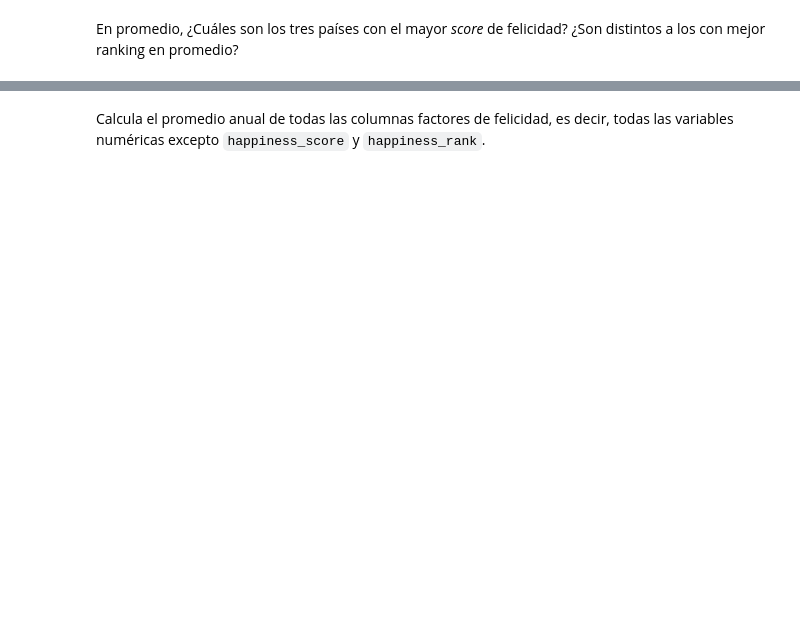
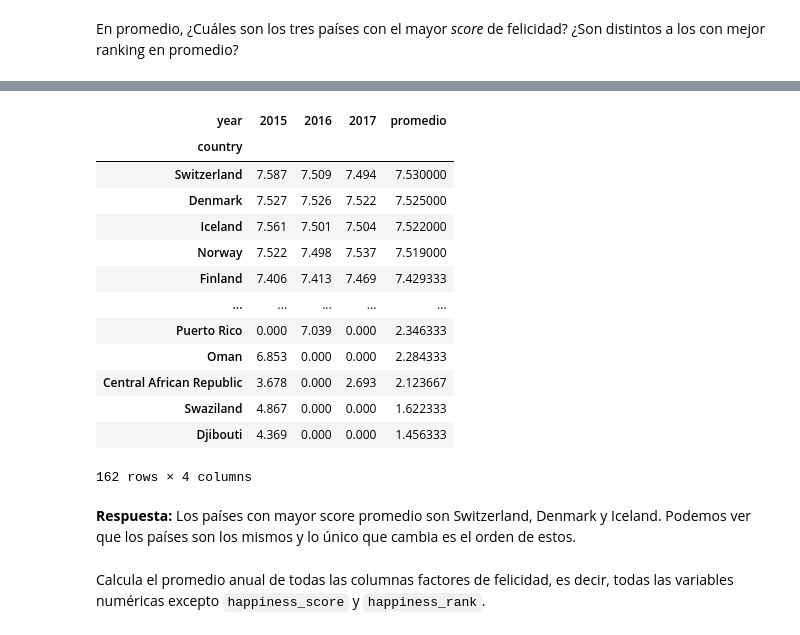
Before and after one commit to javiervalladaresc/mat281_portfolio, a Jupyter notebook: homeworks/tarea_01/tarea_01.ipynb, the cells around one changed output, grey strips where cells are left out. Drawn from its saved outputs; the diff is of its cells as text; code cells hidden in the pictures; blank space fills up the shorter version.

```diff
--- a/homeworks/tarea_01/tarea_01.ipynb
+++ b/homeworks/tarea_01/tarea_01.ipynb
@@ -425,2 +469,27 @@ __Respuesta:__  < RESPONDER AQUÍ >
+# %%
+happiness.pivot_table(index="country",
+                      columns="year",
+                      values="happiness_score",
+                      fill_value=0).assign(promedio =
+                                           lambda x:(x[2015]+ x[2016]+x[2017])/3).sort_values(
+                                                                                            by=['promedio'],
+                                                                                            ascending=False)
+# %% [output]
+| year | 2015 | 2016 | 2017 | promedio |
+| country |  |  |  |  |
+| Switzerland | 7.587 | 7.509 | 7.494 | 7.530000 |
+| Denmark | 7.527 | 7.526 | 7.522 | 7.525000 |
+| Iceland | 7.561 | 7.501 | 7.504 | 7.522000 |
+| Norway | 7.522 | 7.498 | 7.537 | 7.519000 |
+| Finland | 7.406 | 7.413 | 7.469 | 7.429333 |
+| ... | ... | ... | ... | ... |
+| Puerto Rico | 0.000 | 7.039 | 0.000 | 2.346333 |
+| Oman | 6.853 | 0.000 | 0.000 | 2.284333 |
+| Central African Republic | 3.678 | 0.000 | 2.693 | 2.123667 |
+| Swaziland | 4.867 | 0.000 | 0.000 | 1.622333 |
+| Djibouti | 4.369 | 0.000 | 0.000 | 1.456333 |
+162 rows × 4 columns
+# %% [markdown]
+__Respuesta:__  Los países con mayor score promedio son Switzerland, Denmark y Iceland. Podemos ver que los países son los mismos y lo único que cambia es el orden de estos.
 # %% [markdown]
 Calcula el promedio anual de todas las columnas factores de felicidad, es decir, todas las variables numéricas excepto `happiness_score` y `happiness_rank`.
```
Also changed, not shown: parts of 39 cells of this notebook.
